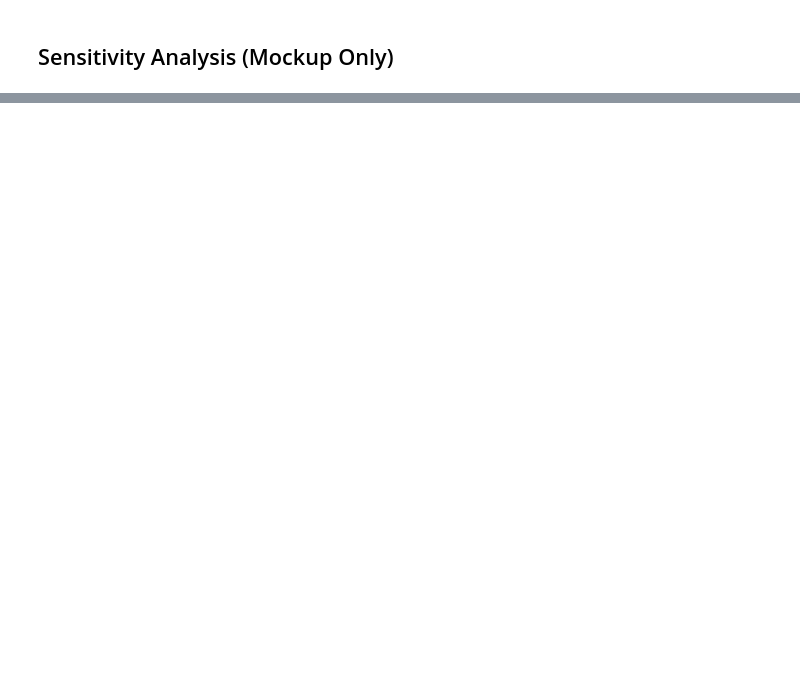
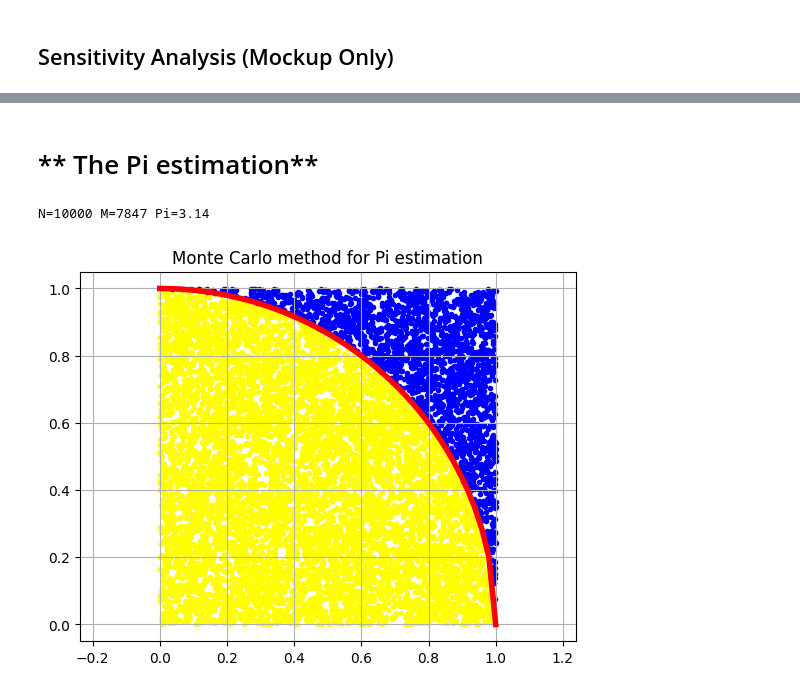
Before and after one commit to Elwarfalli/MSE-1500-Simulation-Modeling-with-Python, a Jupyter notebook: chapter_4.ipynb, the cells around one changed output, grey strips where cells are left out. Saved outputs shown, nothing was run; the diff lists cells and outputs as text; code cells hidden in the pictures; blank space fills up the shorter version.

```diff
--- a/chapter_4.ipynb
+++ b/chapter_4.ipynb
@@ -127,0 +144,47 @@ print("Function output example:", my_func(20, 2, 3))
+# %% [markdown]
+# ** The Pi estimation**
+# %%
+import math
+import random
+import numpy as np
+import matplotlib.pyplot as plt
+
+N = 10000
+M = 0
+
+XCircle=[]
+YCircle=[]
+XSquare=[]
+YSquare=[]
+
+for p in range(N):
+    x=random.random()
+    y=random.random()
+    if(x**2+y**2 <= 1):
+        M+=1
+        XCircle.append(x)
+        YCircle.append(y)
+    else:
+        XSquare.append(x)
+        YSquare.append(y)
+
+Pi = 4*M/N
+
+print("N=%d M=%d Pi=%.2f" %(N,M,Pi))
+
+XLin=np.linspace(0,1)
+YLin=[]
+for x in XLin:
+    YLin.append(math.sqrt(1-x**2))
+
+plt.axis   ("equal")
+plt.grid   (which="major")
+plt.plot   (XLin , YLin, color="red" , linewidth="4")
+plt.scatter(XCircle, YCircle, color="yellow", marker   =".")
+plt.scatter(XSquare, YSquare, color="blue"  , marker   =".")
+plt.title  ("Monte Carlo method for Pi estimation")
+
+plt.show()
+# %% [output]
+N=10000 M=7847 Pi=3.14
+[figure, added]
```
Also changed, not shown: parts of 5 cells of this notebook.
